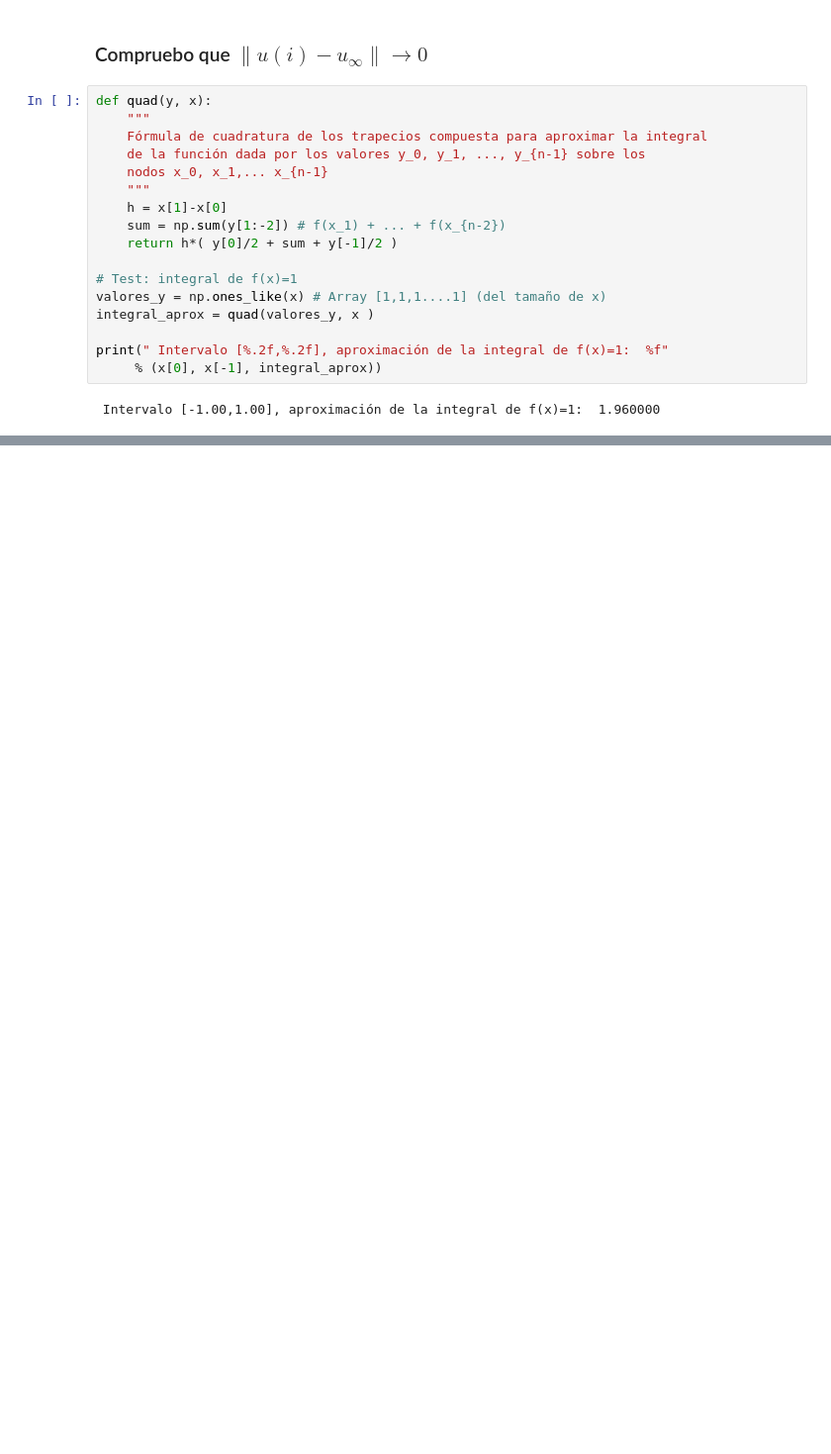
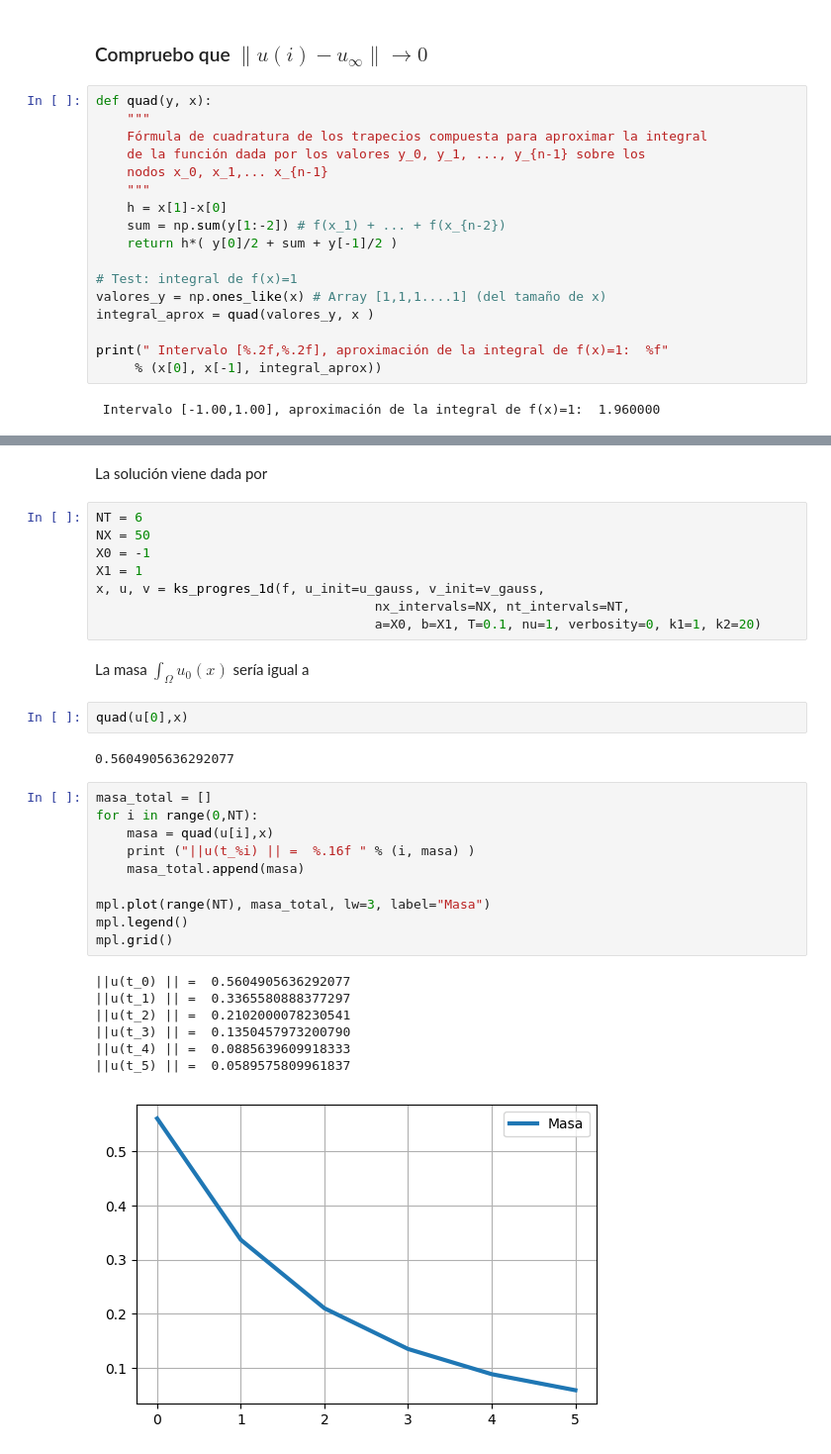
Before and after one commit to rrgalvan/keller-segel-schemes, a Jupyter notebook: Diferencias-finitas/Keller-Segel 1D-Caso4.ipynb, the cells around one changed output, grey strips where cells are left out. Shown at 99% size. Drawn from its saved outputs; the diff is of its cells as text; blank space fills up the shorter version.

```diff
--- a/Diferencias-finitas/Keller-Segel 1D-Caso4.ipynb
+++ b/Diferencias-finitas/Keller-Segel 1D-Caso4.ipynb
@@ -472,0 +477,34 @@ Mean of u_infty: 0.1981663646216452
+# %% [markdown]
+La solución viene dada por
+# %%
+NT = 6
+NX = 50
+X0 = -1
+X1 = 1
+x, u, v = ks_progres_1d(f, u_init=u_gauss, v_init=v_gauss,
+                                    nx_intervals=NX, nt_intervals=NT,
+                                    a=X0, b=X1, T=0.1, nu=1, verbosity=0, k1=1, k2=20)
+# %% [markdown]
+La masa $\int_\Omega u_0(x)$ sería igual a
+# %%
+quad(u[0],x)
+# %% [output]
+0.5604905636292077
+# %%
+masa_total = []
+for i in range(0,NT):
+    masa = quad(u[i],x)
+    print ("||u(t_%i) || =  %.16f " % (i, masa) )
+    masa_total.append(masa)
+
+mpl.plot(range(NT), masa_total, lw=3, label="Masa")
+mpl.legend()
+mpl.grid()
+# %% [output]
+||u(t_0) || =  0.5604905636292077
+||u(t_1) || =  0.3365580888377297
+||u(t_2) || =  0.2102000078230541
+||u(t_3) || =  0.1350457973200790
+||u(t_4) || =  0.0885639609918333
+||u(t_5) || =  0.0589575809961837
+[figure, added]
```
Also changed, not shown: parts of 22 cells of this notebook, 4 other files.
